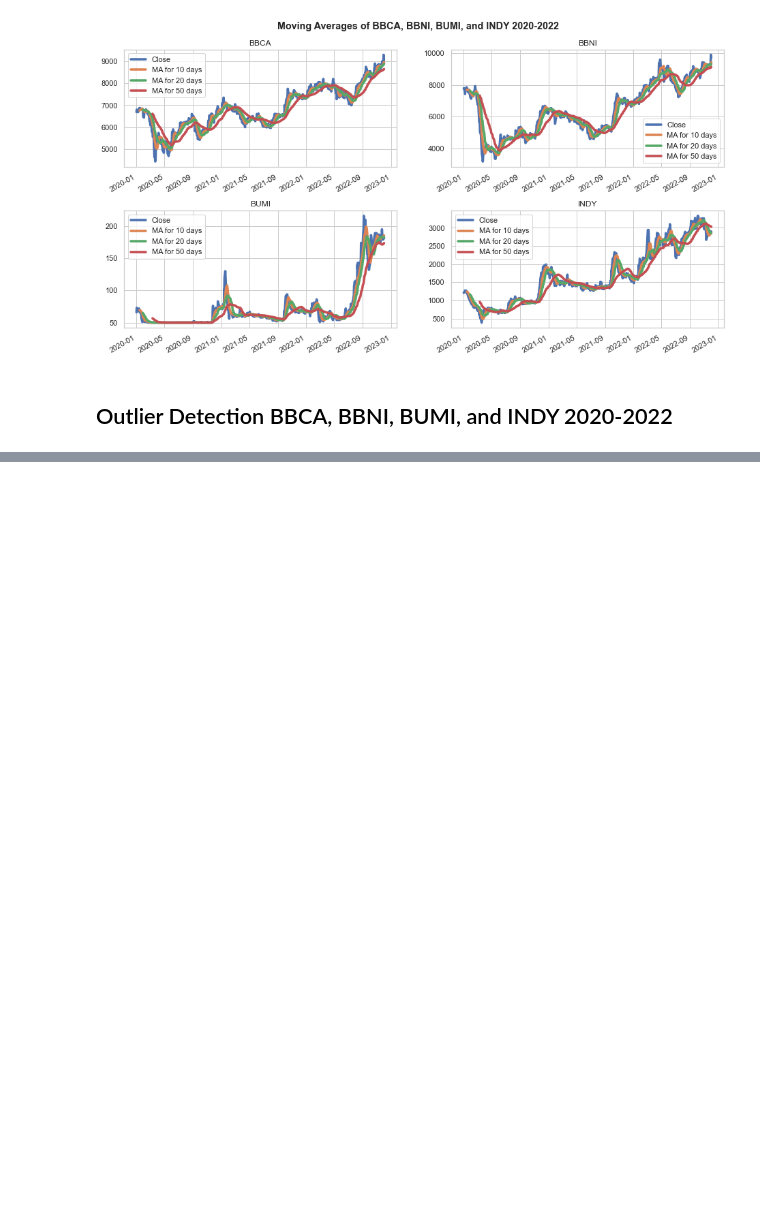
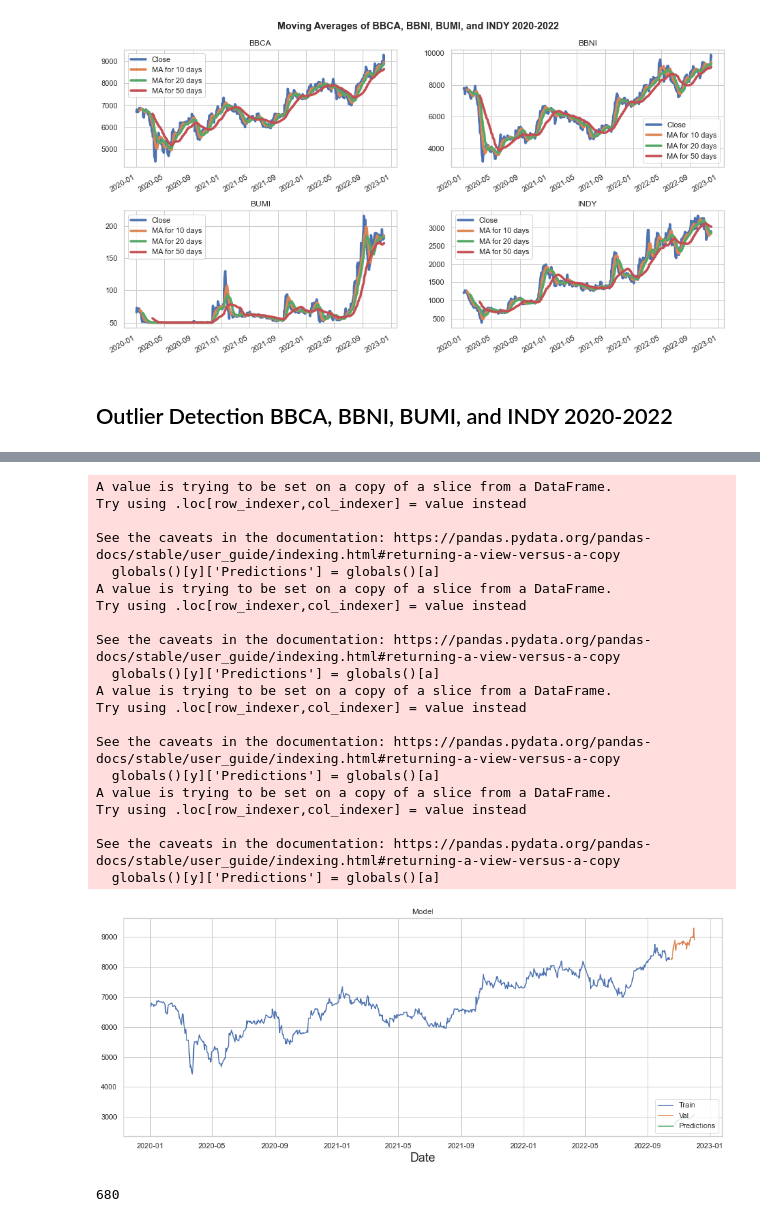
Before and after one commit to crypter70/Stocks-Prediction, a Jupyter notebook: Stocks Data Exploration.ipynb, the cells around one changed output, grey strips where cells are left out. Cells and saved outputs as stored; diff of their text form; code cells hidden in the pictures; blank space fills up the shorter version.

Commit message:
add model

```diff
--- a/Stocks Data Exploration.ipynb
+++ b/Stocks Data Exploration.ipynb
@@ -648,0 +422,21 @@ valid
+# %%
+# create data test
+# stock_test = ['bbca_test', 'bbni_test', 'bumi_test', 'indy_test']
+stock_predictions = ['bbca_pred', 'bbni_pred', 'bumi_pred', 'indy_pred']
+
+for x, y, z, a in zip(stock_predictions, stock_scaled, stock_model, stock_dataset):
+    test_data = globals()[y][training_data_len - 60: , :]
+    x_test = []
+    y_test = globals()[a][training_data_len:, :]
+    for i in range(60, len(test_data)):
+        x_test.append(test_data[i-60:i, 0])
+
+    x_test = np.array(x_test)
+
+    x_test = np.reshape(x_test, (x_test.shape[0], x_test.shape[1], 1 ))
+
+    globals()[x] = globals()[z].predict(x_test)
+    globals()[x] = scaler.inverse_transform(globals()[x])
+
+    rmse = np.sqrt(np.mean(((globals()[x] - y_test) ** 2)))
+    rmse
@@ -648,0 +448,45 @@ valid
+# %%
+# Plot the data
+
+stock_train = ['bbca_train', 'bbni_train', 'bumi_train', 'indy_train']
+stock_valid = ['bbca_valid', 'bbni_valid', 'bumi_valid', 'indy_valid']
+
+for x, y, z, a in zip(stock_train, stock_valid, stock_ma, stock_predictions):
+    globals()[x] = globals()[z][:training_data_len]
+    globals()[y] = globals()[z][training_data_len:]
+    globals()[y]['Predictions'] = globals()[a]
+
+
+plt.figure(figsize=(16,6))
+plt.title('Model')
+plt.xlabel('Date', fontsize=18)
+plt.plot(bbca_train['Close'])
+plt.plot(bbca_valid[['Close', 'Predictions']])
+plt.legend(['Train', 'Val', 'Predictions'], loc='lower right')
+plt.show()
+# %% [output]
+A value is trying to be set on a copy of a slice from a DataFrame.
+Try using .loc[row_indexer,col_indexer] = value instead
+
+See the caveats in the documentation: https://pandas.pydata.org/pandas-docs/stable/user_guide/indexing.html#returning-a-view-versus-a-copy
+  globals()[y]['Predictions'] = globals()[a]
+A value is trying to be set on a copy of a slice from a DataFrame.
+Try using .loc[row_indexer,col_indexer] = value instead
+
+See the caveats in the documentation: https://pandas.pydata.org/pandas-docs/stable/user_guide/indexing.html#returning-a-view-versus-a-copy
+  globals()[y]['Predictions'] = globals()[a]
+A value is trying to be set on a copy of a slice from a DataFrame.
+Try using .loc[row_indexer,col_indexer] = value instead
+
+See the caveats in the documentation: https://pandas.pydata.org/pandas-docs/stable/user_guide/indexing.html#returning-a-view-versus-a-copy
+  globals()[y]['Predictions'] = globals()[a]
+A value is trying to be set on a copy of a slice from a DataFrame.
+Try using .loc[row_indexer,col_indexer] = value instead
+
+See the caveats in the documentation: https://pandas.pydata.org/pandas-docs/stable/user_guide/indexing.html#returning-a-view-versus-a-copy
+  globals()[y]['Predictions'] = globals()[a]
+[figure, added]
+# %%
+training_data_len
+# %% [output]
+680
```
Also changed, not shown: parts of 22 cells of this notebook, 1 other file.
